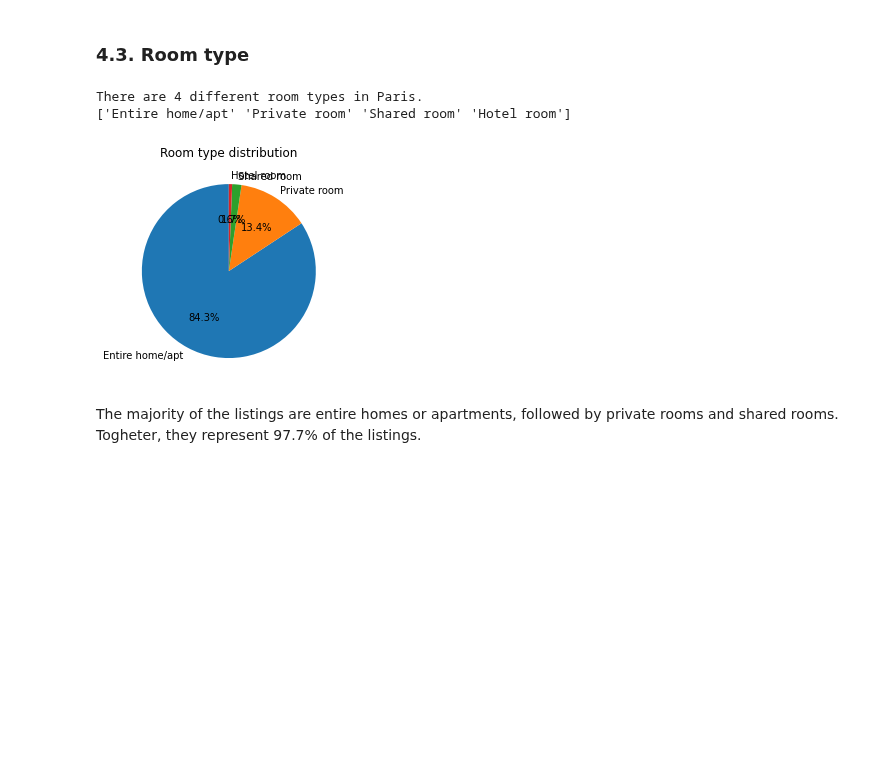
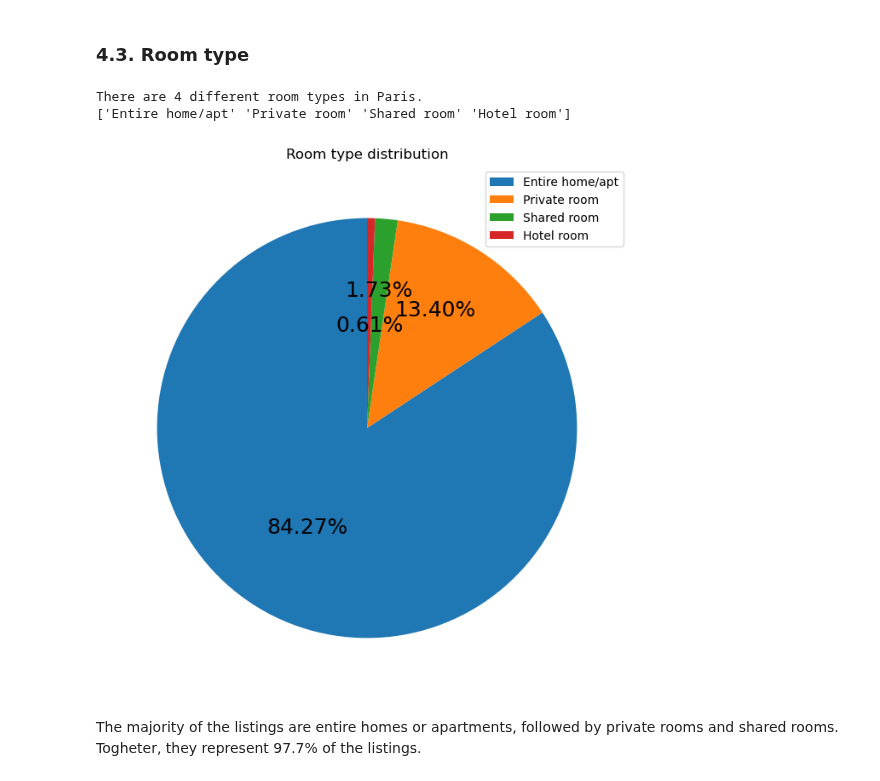
Before and after one commit to rsaSantos/DAA-Project, a Jupyter notebook: Task 1 (Group)/models/paris-airbnb.ipynb, the cells around one changed output. Saved outputs shown, nothing was run; the diff lists cells and outputs as text; code cells hidden in the pictures; blank space fills up the shorter version.

Commit message:
final notebook paris

```diff
--- a/Task 1 (Group)/models/paris-airbnb.ipynb
+++ b/Task 1 (Group)/models/paris-airbnb.ipynb
@@ -238,18 +276,23 @@ Also, there are a few outliers that must be handled.
 # %% [markdown]
 ### 4.3. Room type
 # %%
+def my_autopct(pct):
+    return ('%.2f%%\n' % pct) if pct > 0.7 else ('\n\n\n%.2f%%\n' % pct)
+
 # Get unique values for room type.
 print("There are {} different room types in Paris.".format(len(paris_data['room_type'].unique())))
 print(paris_data['room_type'].unique())
 
 # Get room type distribution.
-plt.pie(paris_data['room_type'].value_counts(), labels=paris_data['room_type'].unique(), autopct='%1.1f%%', startangle=90)
+plt.figure(figsize=(8,8))
+plt.pie(paris_data['room_type'].value_counts(), autopct=my_autopct, startangle=90, textprops={'fontsize': 18})
 plt.title('Room type distribution')
+plt.legend(paris_data['room_type'].unique(),loc="upper right")
 plt.show()
 # %% [output]
 There are 4 different room types in Paris.
 ['Entire home/apt' 'Private room' 'Shared room' 'Hotel room']
-[figure, old version]
+[figure, new version]
 # %% [markdown]
 The majority of the listings are entire homes or apartments, followed by private rooms and shared rooms. Togheter, they represent 97.7% of the listings.
 # %%
```
Also changed, not shown: parts of 33 cells of this notebook.
